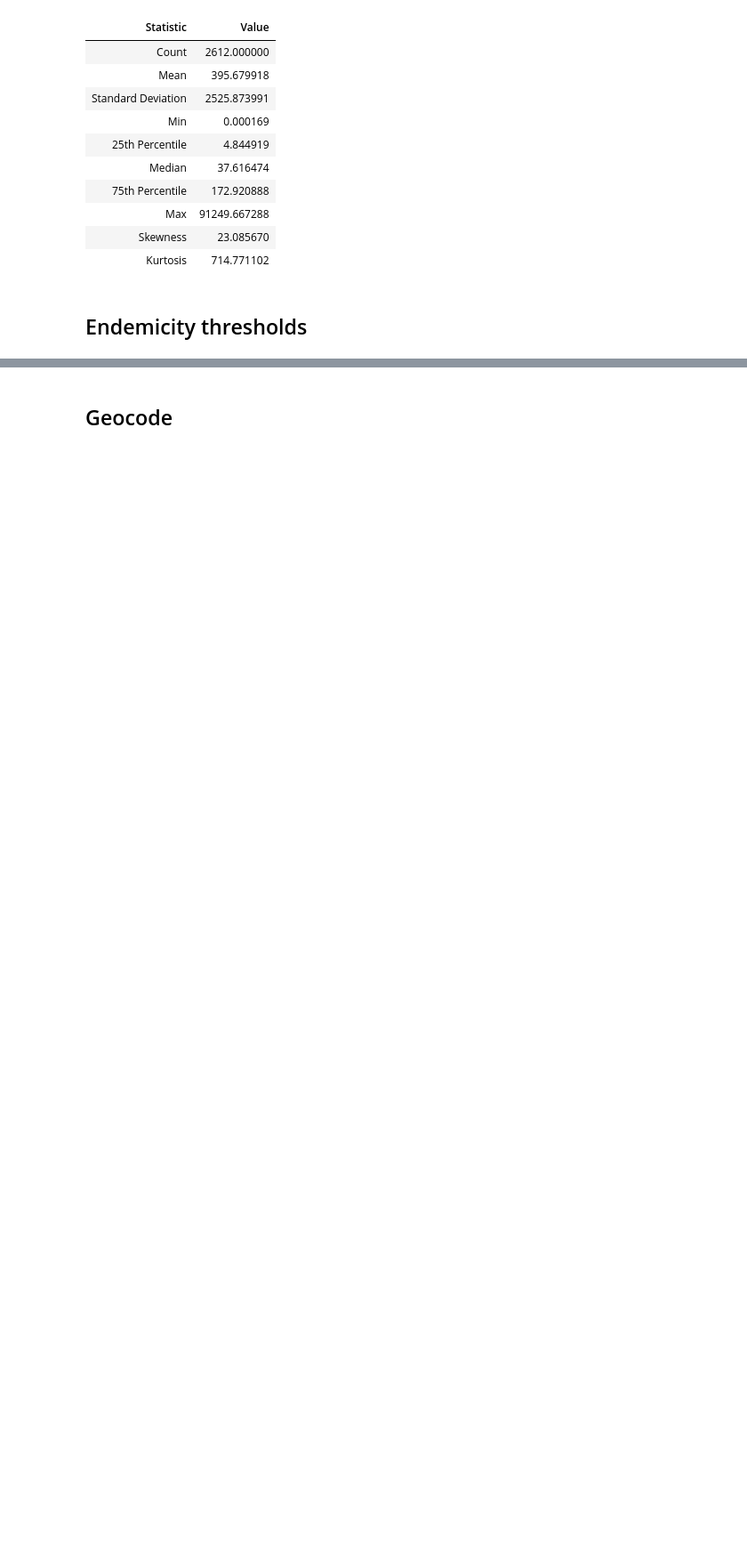
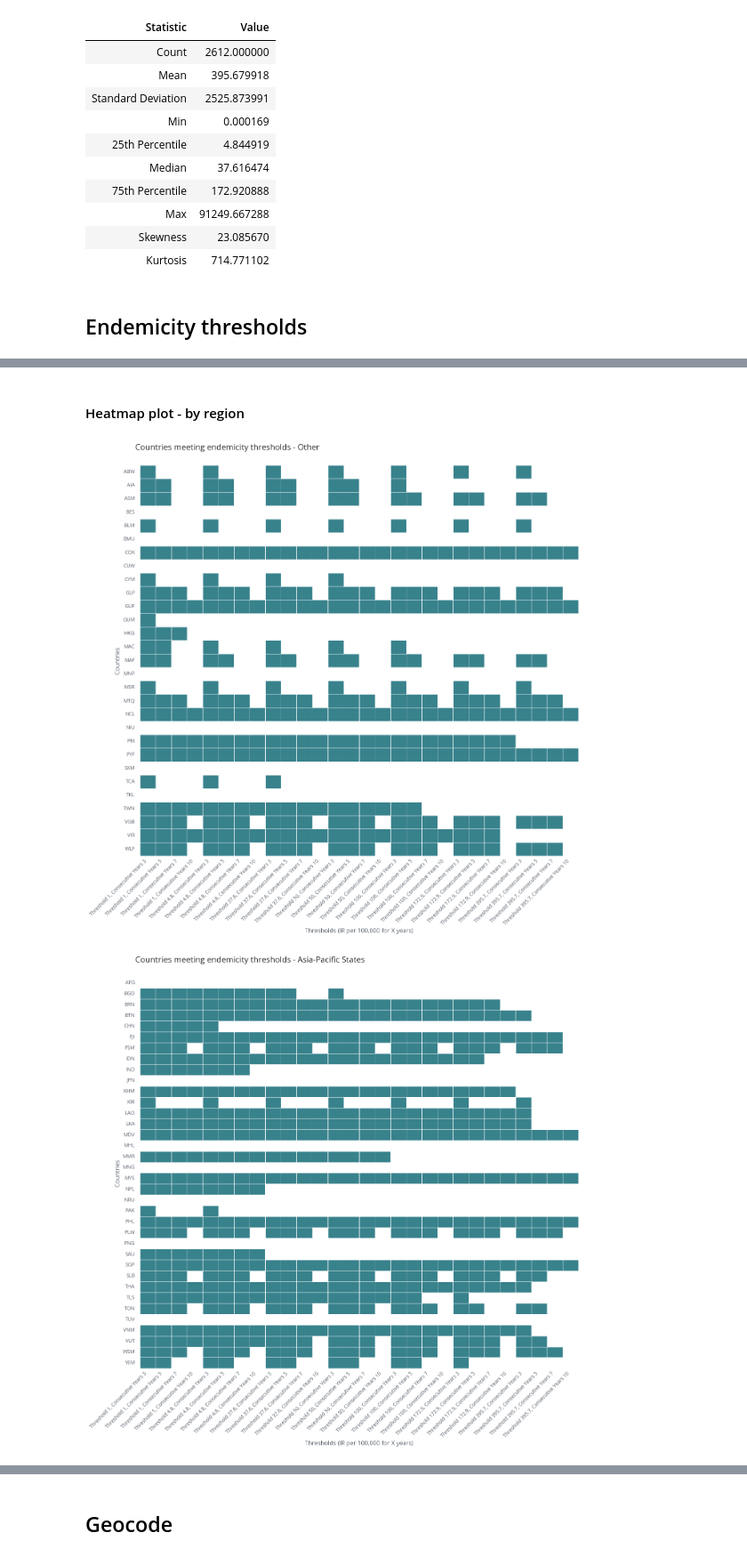
Before and after one commit to haileyrobertson/endemic-factors, a Jupyter notebook: src/ef_opendengue_cleaning.ipynb, the cells around one changed output, grey strips where cells are left out. Shown at 89% size. Saved outputs shown, nothing was run; the diff lists cells and outputs as text; code cells hidden in the pictures; blank space fills up the shorter version.

Commit message:
endemicity thresholds

```diff
--- a/src/ef_opendengue_cleaning.ipynb
+++ b/src/ef_opendengue_cleaning.ipynb
@@ -862,0 +947,52 @@ Threshold 500, Consecutive Years 7 - Total endemic: 2, ['BLZ', 'NIC']
+# %% [markdown]
+#### Heatmap plot - by region
+# %%
+# Custom color settings
+custom_colors = ["white", colors[1]]  # Example colors (adjust as needed)
+
+# Loop through each region and create a separate heatmap plot
+for region in any_dengue['region_un'].unique():
+    # Filter the data for the current region
+    region_data = any_dengue[any_dengue['region_un'] == region]
+
+    # Initialize the heatmap DataFrame for this region
+    heatmap_data = pd.DataFrame(index=region_data['adm_0_iso3'].unique())  # Countries are the index
+
+    # Add columns for each threshold and consecutive years combination
+    for key, countries in endemic_countries_results.items():
+        column_name = key  # This is the "Threshold X, Years Y" string
+        # For each column, mark a '1' if the country is in the list, else '0'
+        heatmap_data[column_name] = heatmap_data.index.isin(countries).astype(int)
+
+    # Create a new plot for each region
+    fig, ax = plt.subplots(figsize=(14, 14))  # Adjust size as needed
+    sns.heatmap(heatmap_data, cmap=custom_colors, cbar=False, linewidths=0.5)
+
+    # Add titles and labels
+    plt.title(f'Countries meeting endemicity thresholds - {region}', fontsize=16, loc='left', x=-0.01)
+    plt.xlabel('Thresholds (IR per 100,000 for X years)', fontsize=12)
+    plt.ylabel('Countries (ever reported)', fontsize=12)
+
+    # Set tick parameters
+    ax.tick_params(axis='x', pad=5, length=0, labelsize=10, width=0)
+    plt.setp(ax.get_xticklabels(), rotation=45, ha='right')
+
+    ax.tick_params(axis='y', pad=10, width=30, labelsize=10)
+    plt.setp(ax.get_yticklabels(), rotation=0)
+
+    ax.tick_params(top=False, bottom=True, labeltop=False, labelbottom=True)
+
+    # Hide spines
+    ax.spines.bottom.set_visible(False)
+    ax.spines.left.set_visible(False)
+
+    # Adjust layout for better fitting
+    plt.tight_layout()
+
+    # # Save the heatmap with the region name
+    filename = f"../output/figures/open_dengue_threshold_heatmap_{region}.png"
+    plt.savefig(filename, format='png', dpi=300)
+    plt.close()
+# %% [output]
+[figure, added]
+[figure, added]
```
Also changed, not shown: parts of 7 cells of this notebook, 7 other files.
